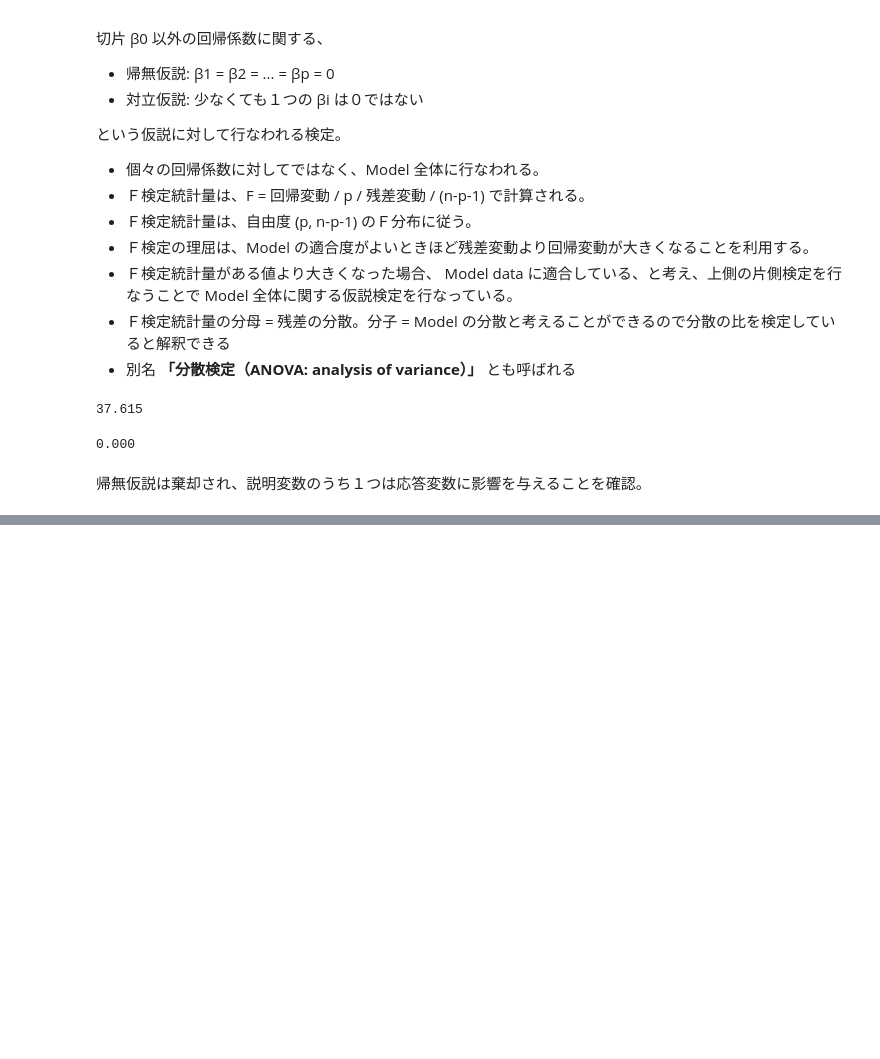
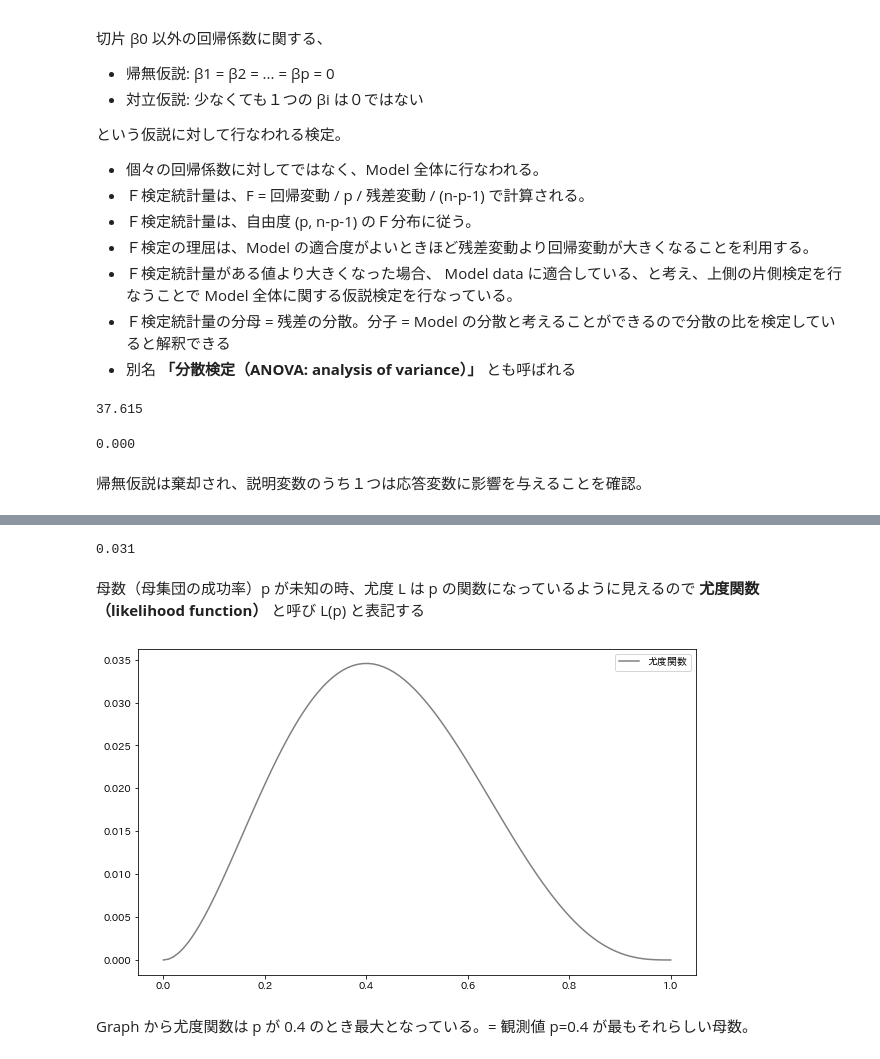
Before and after one commit to 1024xx4/Statistical_analysis_with_py, a Jupyter notebook: notebooks/regression_analysis.ipynb, the cells around one changed output, grey strips where cells are left out. Saved outputs shown, nothing was run; the diff lists cells and outputs as text; code cells hidden in the pictures; blank space fills up the shorter version.

```diff
--- a/notebooks/regression_analysis.ipynb
+++ b/notebooks/regression_analysis.ipynb
@@ -559,0 +570,27 @@ rv = stats.f(p, n-p-1)
+# %%
+# 表が 0.3、裏が 0.7 の確率ででる歪んだ Coin を５回なげたときの尤度を求める
+# 成功率 0.3 のベルヌーイ分布 の尤度を求める
+prob = 0.3
+coin_result = [0, 1, 0, 0, 1]
+
+rv = stats.bernoulli(prob)
+L = np.prod(rv.pmf(coin_result))
+L
+# %% [output]
+0.031
+# %% [markdown]
+母数（母集団の成功率）p が未知の時、尤度 L は p の関数になっているように見えるので **尤度関数（likelihood function）** と呼び L(p) と表記する
+# %%
+# p を０から１で変化させたときの尤度関数を描画してみる
+ps = np.linspace(0, 1, 100)
+Ls = [np.prod(stats.bernoulli(prob).pmf(coin_result)) for prob in ps]
+
+fig = plt.figure(figsize=(10, 6))
+ax = fig.add_subplot(111)
+ax.plot(ps, Ls, label='尤度関数', color='gray')
+ax.legend()
+plt.show()
+# %% [output]
+[figure, added]
+# %% [markdown]
+Graph から尤度関数は p が 0.4 のとき最大となっている。= 観測値 p=0.4 が最もそれらしい母数。
```
Also changed, not shown: parts of 4 cells of this notebook.
